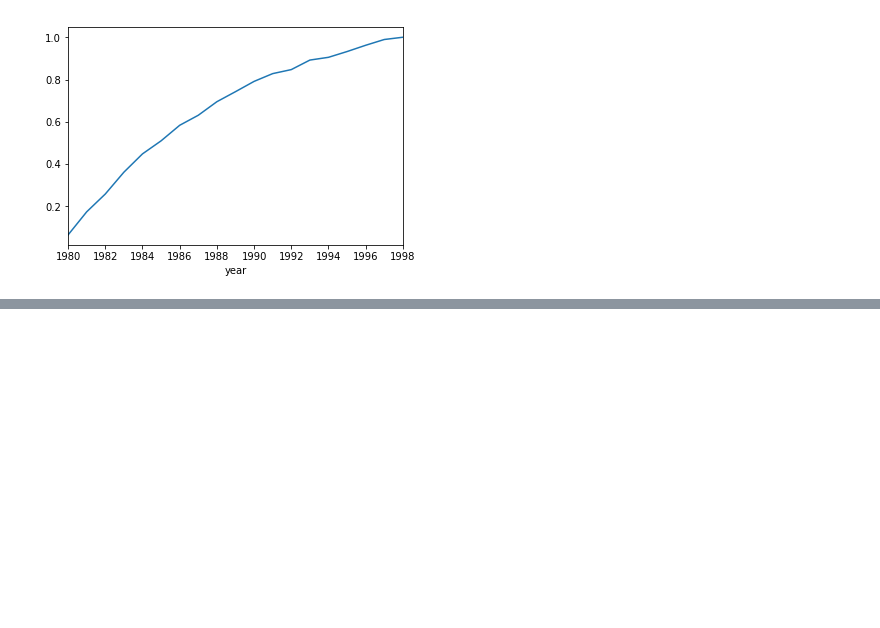
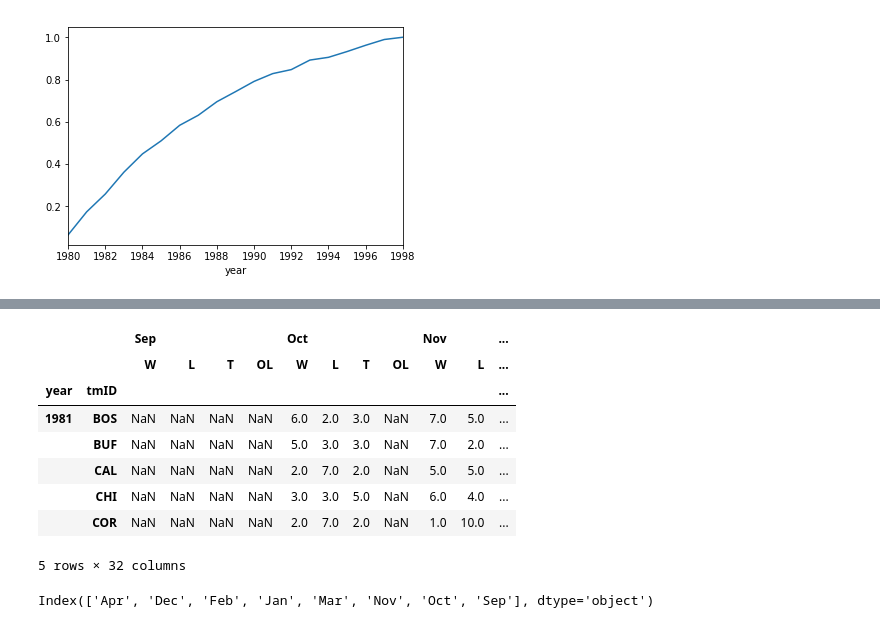
Before and after one commit to mp3sii/Panda_Intro, a Jupyter notebook: Pandas_Intro.ipynb, the cells around one changed output, grey strips where cells are left out. Cells and saved outputs as stored; diff of their text form; code cells hidden in the pictures; blank space fills up the shorter version.

```diff
--- a/Pandas_Intro.ipynb
+++ b/Pandas_Intro.ipynb
@@ -819,0 +824,3 @@ total_part.plot()
+# %%
+teams_split_df = pd.read_csv('./data/TeamSplits.csv')
+teams_split_df = recent_nhl(teams_split_df)
@@ -819,0 +837,4 @@ total_part.plot()
+# %%
+teams_split_df = teams_split_df.set_index(['year', 'tmID'])
+# %%
+teams_split_df = teams_split_df.filter(regex='^Sep|^Oct|^Nov|^Jan|^Feb|^Mar|^Apr|^May|^Jun|^Jul|^Aug|^Dec', axis=1)
@@ -819,0 +852,5 @@ total_part.plot()
+# %%
+months = teams_split_df.columns.map(lambda x: x[:3])
+metrics = teams_split_df.columns.map(lambda x: x[3:])
+print(months)
+print(metrics)
@@ -819,0 +867,14 @@ total_part.plot()
+# %%
+midx = pd.MultiIndex.from_arrays([months, metrics])
+teams_split_df.columns = midx
+teams_split_df.head()
+# %% [output]
+|  |  | Sep |  |  |  | Oct |  |  |  | Nov |  | ... |
+|  |  | W | L | T | OL | W | L | T | OL | W | L | ... |
+| year | tmID |  |  |  |  |  |  |  |  |  |  | ... |
+| 1981 | BOS | NaN | NaN | NaN | NaN | 6.0 | 2.0 | 3.0 | NaN | 7.0 | 5.0 | ... |
+|  | BUF | NaN | NaN | NaN | NaN | 5.0 | 3.0 | 3.0 | NaN | 7.0 | 2.0 | ... |
+|  | CAL | NaN | NaN | NaN | NaN | 2.0 | 7.0 | 2.0 | NaN | 5.0 | 5.0 | ... |
+|  | CHI | NaN | NaN | NaN | NaN | 3.0 | 3.0 | 5.0 | NaN | 6.0 | 4.0 | ... |
+|  | COR | NaN | NaN | NaN | NaN | 2.0 | 7.0 | 2.0 | NaN | 1.0 | 10.0 | ... |
+5 rows × 32 columns
@@ -819,0 +883,4 @@ total_part.plot()
+# %%
+teams_split_df.index.levels[2]
+# %% [output]
+Index(['Apr', 'Dec', 'Feb', 'Jan', 'Mar', 'Nov', 'Oct', 'Sep'], dtype='object')
```
Also changed, not shown: parts of 52 cells of this notebook, 3 other files.
